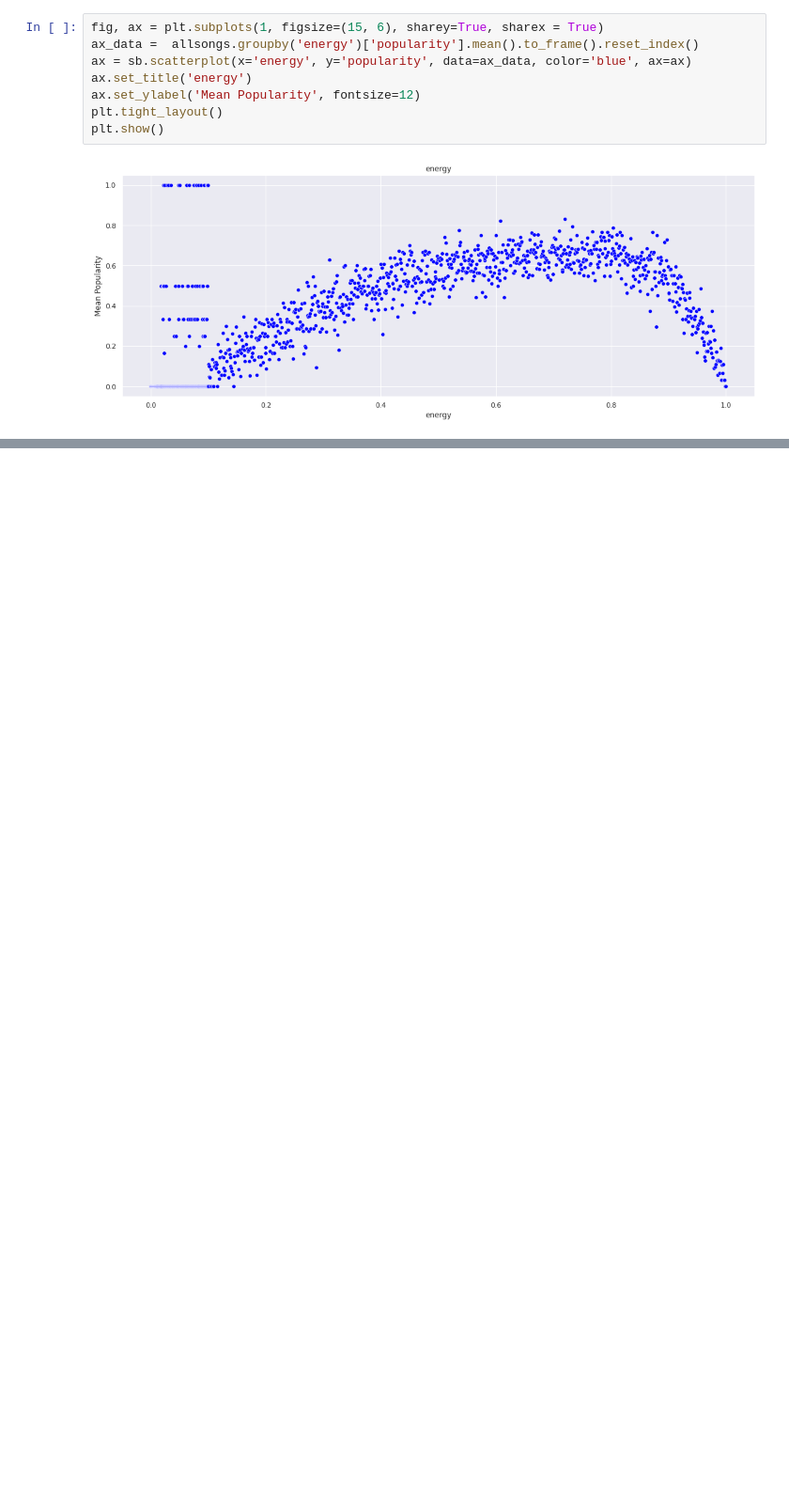
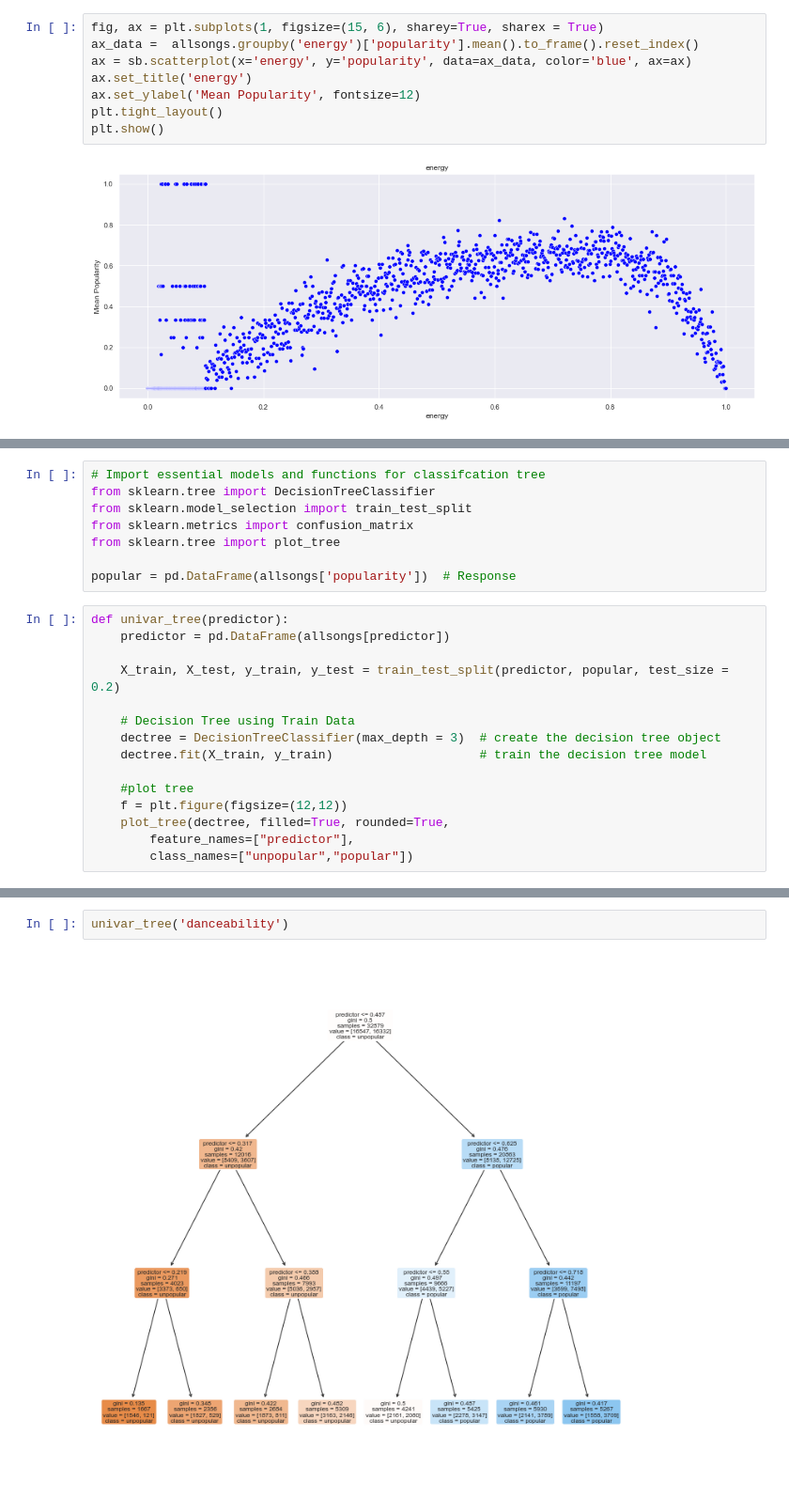
Before and after one commit to agentzhao/spotify-prediction, a Jupyter notebook: spotifypred.ipynb, the cells around one changed output, grey strips where cells are left out. Shown at 94% size. Drawn from its saved outputs; the diff is of its cells as text; blank space fills up the shorter version.

```diff
--- a/spotifypred.ipynb
+++ b/spotifypred.ipynb
@@ -264,0 +315,23 @@ plt.show()
+# %%
+# Import essential models and functions for classifcation tree
+from sklearn.tree import DecisionTreeClassifier
+from sklearn.model_selection import train_test_split
+from sklearn.metrics import confusion_matrix
+from sklearn.tree import plot_tree
+
+popular = pd.DataFrame(allsongs['popularity'])  # Response
+# %%
+def univar_tree(predictor):
+    predictor = pd.DataFrame(allsongs[predictor])
+
+    X_train, X_test, y_train, y_test = train_test_split(predictor, popular, test_size = 0.2)
+
+    # Decision Tree using Train Data
+    dectree = DecisionTreeClassifier(max_depth = 3)  # create the decision tree object
+    dectree.fit(X_train, y_train)                    # train the decision tree model
+
+    #plot tree
+    f = plt.figure(figsize=(12,12))
+    plot_tree(dectree, filled=True, rounded=True,
+        feature_names=["predictor"],
+        class_names=["unpopular","popular"])
@@ -264,0 +368,4 @@ plt.show()
+# %%
+univar_tree('danceability')
+# %% [output]
+[figure, added]
```
Also changed, not shown: parts of 27 cells of this notebook.
